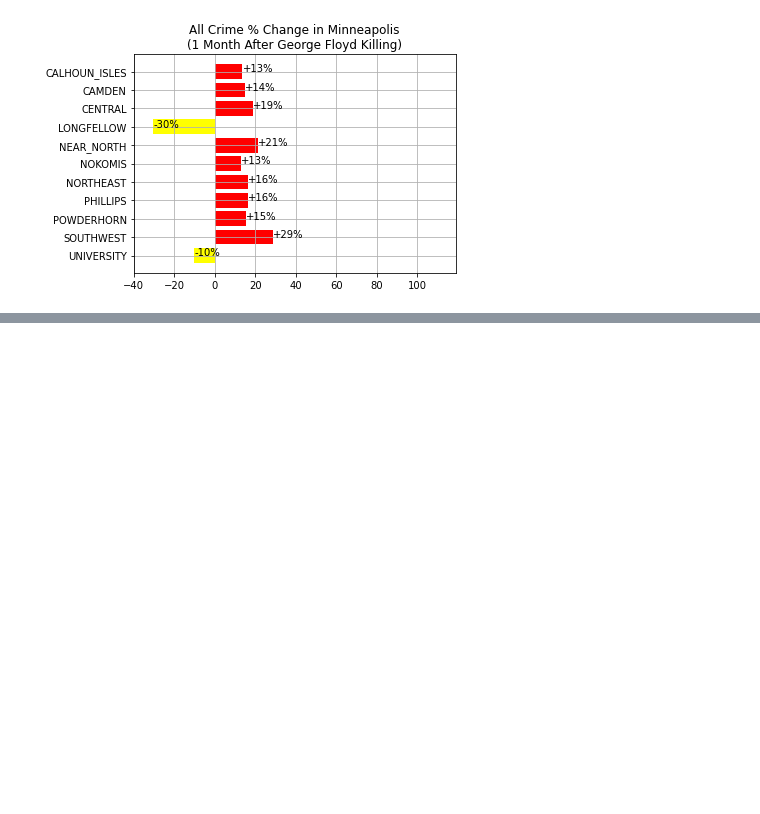
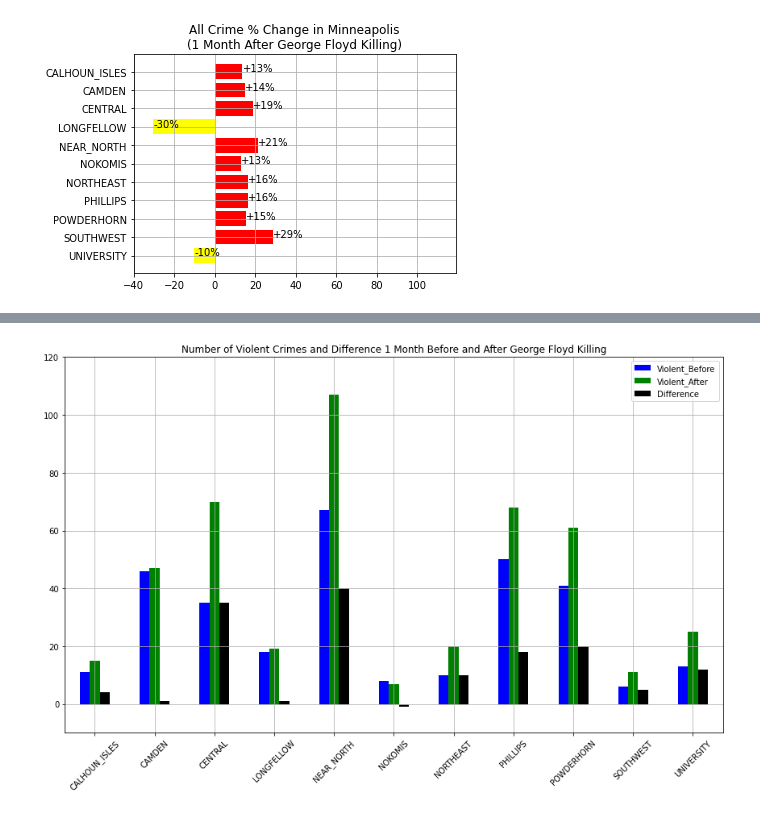
Before and after one commit to IliaPh/Project1-Group-8, a Jupyter notebook: WILLIAM_FINAL_LAST.ipynb, the cells around one changed output, grey strips where cells are left out. Drawn from its saved outputs; the diff is of its cells as text; code cells hidden in the pictures; blank space fills up the shorter version.

```diff
--- a/WILLIAM_FINAL_LAST.ipynb
+++ b/WILLIAM_FINAL_LAST.ipynb
@@ -388,10 +306,10 @@ plt.savefig("PercentChangeProperty.png")
 # %%
 # % Change in Violent Crime 1 Month Before and After GF
 
-plot_df_viol["positive"] = plot_df_viol["%_Chg"] >= 0
+plot_df_viol["positive"] = plot_df_viol["%_Change"] >= 0
 
 x = COMMUNITIES
-y = plot_df_viol["%_Chg"]
+y = plot_df_viol["%_Change"]
 z = plot_df_viol["positive"]
 
 
@@ -481 +399,12 @@ plt.savefig("PercentChangeAll.png")
+# %%
+plot_df_viol[["Violent_Before", "Violent_After", "Difference"]].plot.bar(color=["blue","green","black"], figsize=(12,8))
+plt.ylim(-10, 120)
+plt.xticks(rotation=45)
+plt.grid()
+plt.title("Number of Violent Crimes and Difference 1 Month Before and After George Floyd Killing")
+plt.tight_layout()
+
+plt.savefig("Violent_Before_After.png")
+# %% [output]
+[figure, added]
 # %%
```
Also changed, not shown: parts of 17 cells of this notebook, 3 other files.
